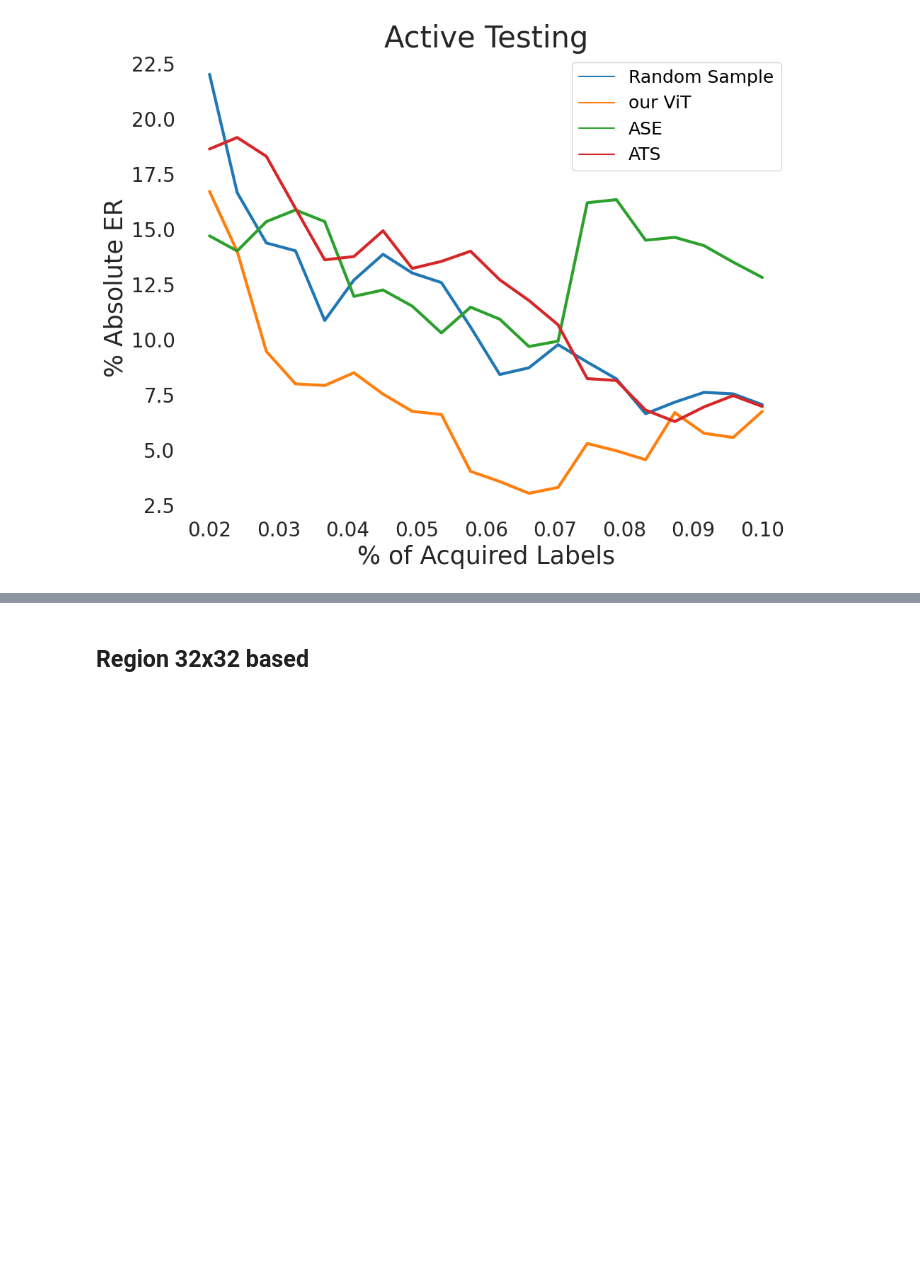
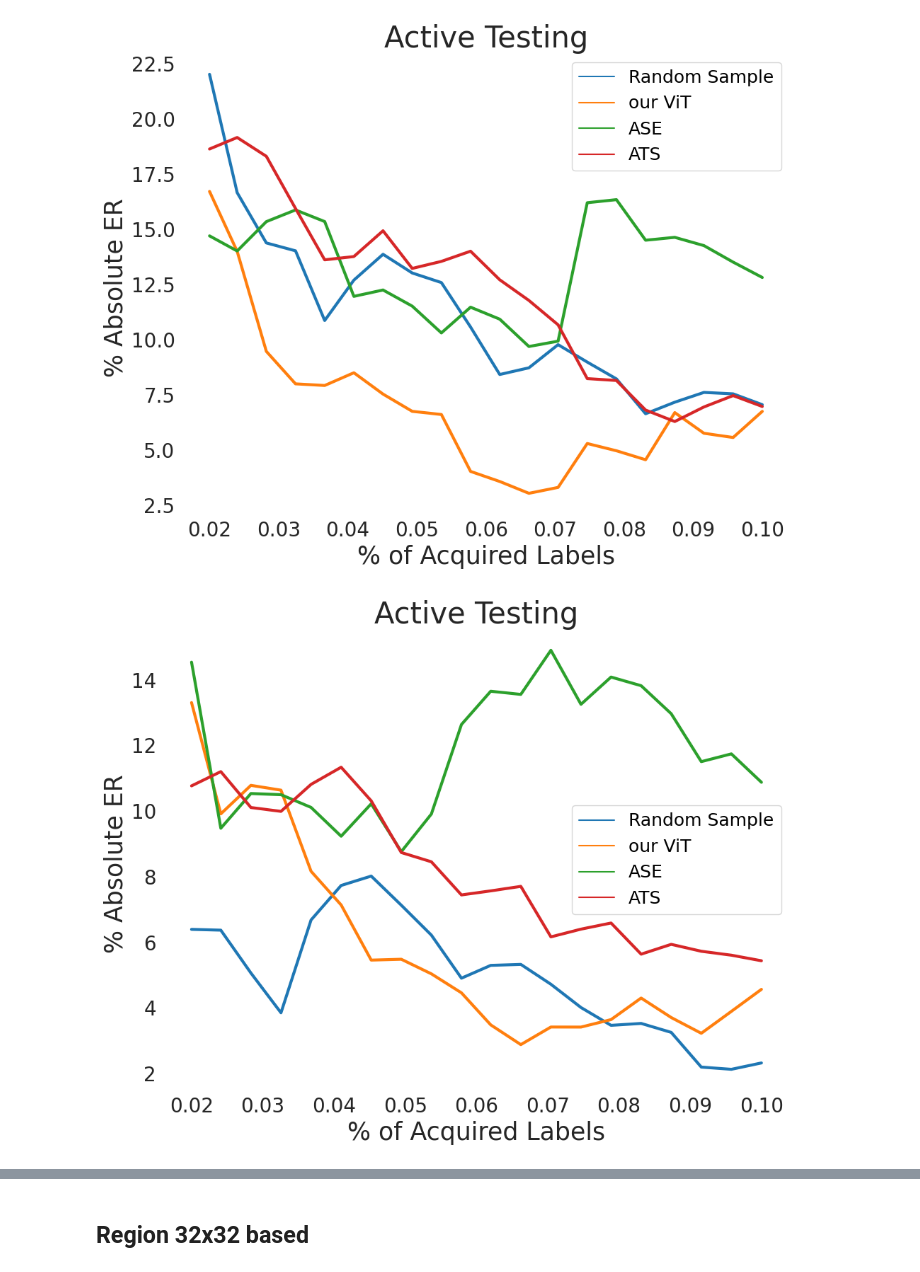
Before and after one commit to susanbao/pytorch-segmentation, a Jupyter notebook: active_testing_figure_all.ipynb, the cells around one changed output, grey strips where cells are left out. Saved outputs shown, nothing was run; the diff lists cells and outputs as text; code cells hidden in the pictures; blank space fills up the shorter version.

```diff
--- a/active_testing_figure_all.ipynb
+++ b/active_testing_figure_all.ipynb
@@ -132,7 +168,11 @@ plot_figure(results, "Image_CITY")
 store_folder = "runs_3"
 method_dict = {"random sample": "Random Sample", "ViT region": "our ViT", "ASE region": "ASE", "AT region": "ATS", "ViT class 40": "our ViT"}
 def take_region_16_data_for_one_model_dataset(model_dataset, steps = 10000):
-    base_path = f"./pro_data/{model_dataset}/val/"
+    if model_dataset[-1] == "0":
+        model_origin_folder = model_dataset[:-3]
+    else:
+        model_origin_folder = model_dataset
+    base_path = f"./pro_data/{model_origin_folder}/val/"
     sample_size_threshold = np_read(base_path + "region_16_16_true_losses.npy").shape[0]
     result_json_path = f"./results/{store_folder}/{model_dataset}/region_16_16_active_testing/"
     true_loss_estimation_path = result_json_path + "None.json"
@@ -168,3 +208,11 @@ results = results.append(take_region_16_data_for_one_model_dataset("FCN_CITY", 1
 plot_figure(results, "Region_16_CITY")
 # %% [output]
 [figure]
+# %%
+results = take_region_16_data_for_one_model_dataset("PSPNet_COCO", 15000)
+# results = results.append(take_region_16_data_for_one_model_dataset("UNet_CITY", 10000))
+results = results.append(take_region_16_data_for_one_model_dataset("SEGNet_COCO", 15000))
+results = results.append(take_region_16_data_for_one_model_dataset("FCN_COCO", 10000))
+plot_figure(results, "Region_16_COCO")
+# %% [output]
+[figure, added]
```
Also changed, not shown: parts of 9 cells of this notebook, 4 other files.
